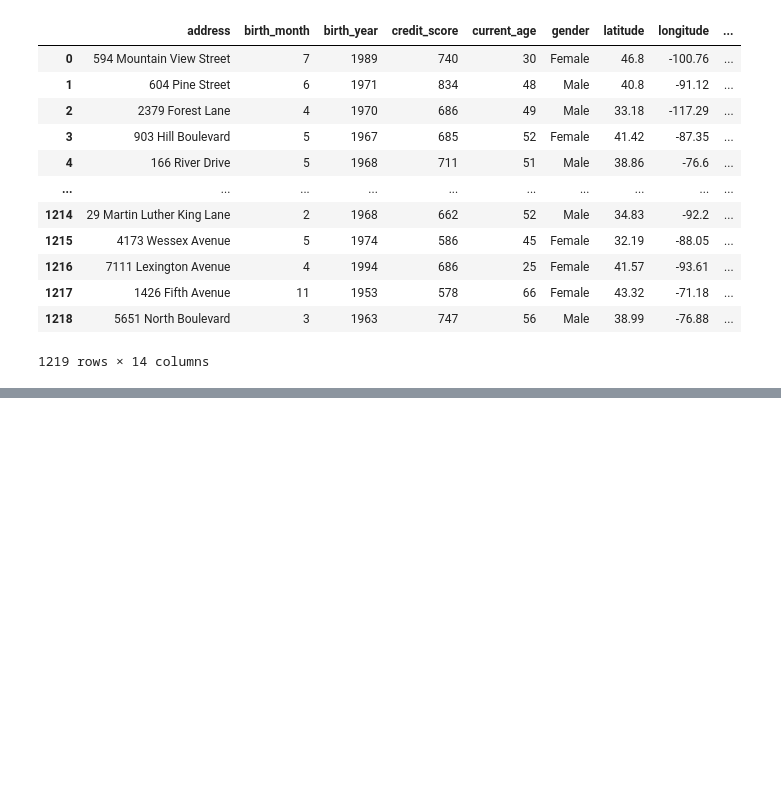
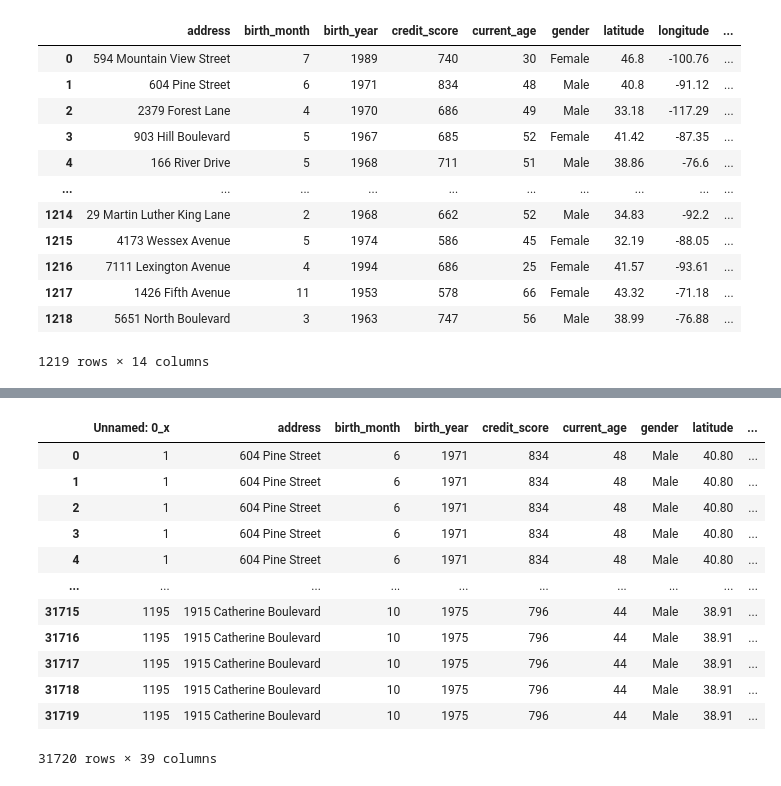
Before and after one commit to pablopertusa/caixabank-tech-hackathon, a Jupyter notebook: src/data/notebook.ipynb, the cells around one changed output, grey strips where cells are left out. Drawn from its saved outputs; the diff is of its cells as text; code cells hidden in the pictures; blank space fills up the shorter version.

```diff
--- a/src/data/notebook.ipynb
+++ b/src/data/notebook.ipynb
@@ -212,0 +299,30 @@ df_clients.to_csv('../../data/raw/client_data.csv')
+# %%
+def febrero_2016(s):
+    d = datetime.strptime(s, '%Y-%m-%d %H:%M:%S')
+    if d.month == 2 and d.year == 2016:
+        return True
+    return False
+
+df_cards = pd.read_csv("../../data/raw/card_data.csv")
+
+mayores = df_clients[df_clients['current_age'] > 40]
+visa = df_cards[df_cards['card_brand'] == 'Visa']
+febrero = df[df['date'].map(febrero_2016)]
+# %%
+merged1 = pd.merge(mayores, visa, how='inner', on='client_id')
+merged2 = pd.merge(merged1, febrero, how='inner', on='card_id')
+merged2
+# %% [output]
+|  | Unnamed: 0_x | address | birth_month | birth_year | credit_score | current_age | gender | latitude | ... |
+| 0 | 1 | 604 Pine Street | 6 | 1971 | 834 | 48 | Male | 40.80 | ... |
+| 1 | 1 | 604 Pine Street | 6 | 1971 | 834 | 48 | Male | 40.80 | ... |
+| 2 | 1 | 604 Pine Street | 6 | 1971 | 834 | 48 | Male | 40.80 | ... |
+| 3 | 1 | 604 Pine Street | 6 | 1971 | 834 | 48 | Male | 40.80 | ... |
+| 4 | 1 | 604 Pine Street | 6 | 1971 | 834 | 48 | Male | 40.80 | ... |
+| ... | ... | ... | ... | ... | ... | ... | ... | ... | ... |
+| 31715 | 1195 | 1915 Catherine Boulevard | 10 | 1975 | 796 | 44 | Male | 38.91 | ... |
+| 31716 | 1195 | 1915 Catherine Boulevard | 10 | 1975 | 796 | 44 | Male | 38.91 | ... |
+| 31717 | 1195 | 1915 Catherine Boulevard | 10 | 1975 | 796 | 44 | Male | 38.91 | ... |
+| 31718 | 1195 | 1915 Catherine Boulevard | 10 | 1975 | 796 | 44 | Male | 38.91 | ... |
+| 31719 | 1195 | 1915 Catherine Boulevard | 10 | 1975 | 796 | 44 | Male | 38.91 | ... |
+31720 rows × 39 columns
```
Also changed, not shown: parts of 22 cells of this notebook, 2 other files.
